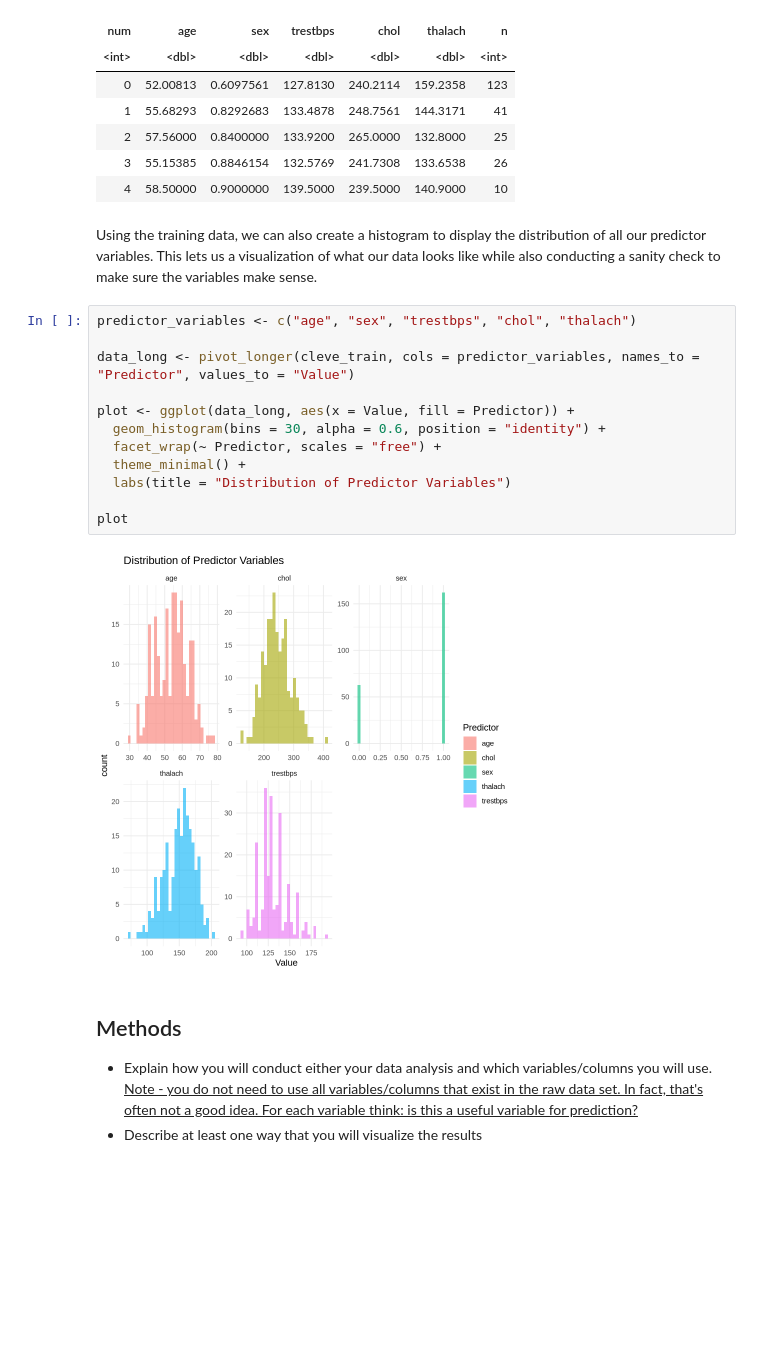
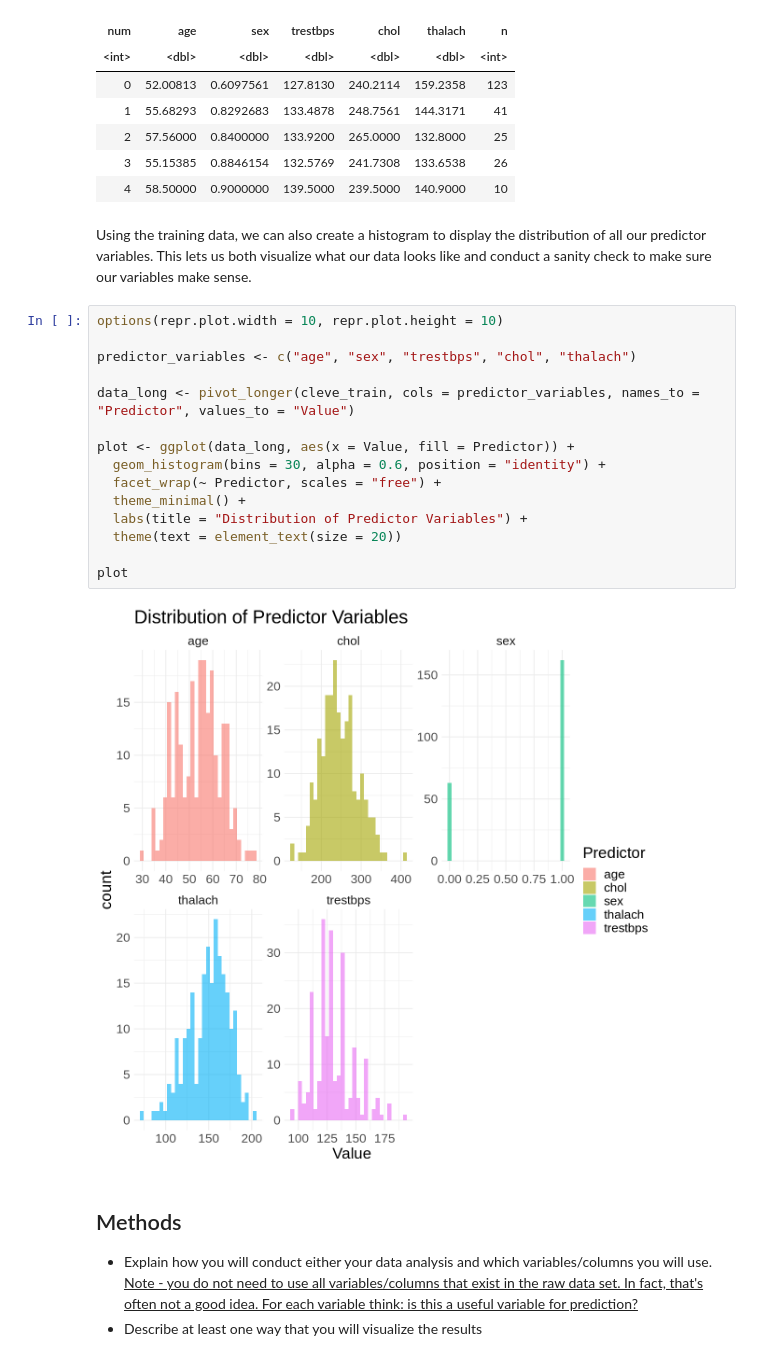
Before and after one commit to xiangxichen11/DSCI-100-project-group-29, a Jupyter notebook: group_proposal.ipynb, the cells around one changed output. Drawn from its saved outputs; the diff is of its cells as text; blank space fills up the shorter version.

Commit message:
Edited data analysis!
mainly grammar and wording; changed the code for the final visualization to include options(repr.plot....) (sizing) and theme(text = element_text) (text size).

```diff
--- a/group_proposal.ipynb
+++ b/group_proposal.ipynb
@@ -107,21 +126,24 @@ A tibble: 5 × 7
 | 3 | 55.15385 | 0.8846154 | 132.5769 | 241.7308 | 133.6538 | 26 |
 | 4 | 58.50000 | 0.9000000 | 139.5000 | 239.5000 | 140.9000 | 10 |
 # %% [markdown]
-Using the training data, we can also create a histogram to display the distribution of all our predictor variables. This lets us a visualization of what our data looks like while also conducting a sanity check to make sure the variables make sense.
+Using the training data, we can also create a histogram to display the distribution of all our predictor variables. This lets us both visualize what our data looks like and conduct a sanity check to make sure our variables make sense.
 # %%
+options(repr.plot.width = 10, repr.plot.height = 10)
+
 predictor_variables <- c("age", "sex", "trestbps", "chol", "thalach")
 
 data_long <- pivot_longer(cleve_train, cols = predictor_variables, names_to = "Predictor", values_to = "Value")
 
 plot <- ggplot(data_long, aes(x = Value, fill = Predictor)) +
   geom_histogram(bins = 30, alpha = 0.6, position = "identity") +
   facet_wrap(~ Predictor, scales = "free") +
   theme_minimal() +
-  labs(title = "Distribution of Predictor Variables")
+  labs(title = "Distribution of Predictor Variables") +
+  theme(text = element_text(size = 20))
 
 plot
 # %% [output]
-[figure, old version]
+[figure, new version]
 # %% [markdown]
 ## Methods
 - Explain how you will conduct either your data analysis and which variables/columns you will use. <ins>Note - you do not need to use all variables/columns that exist in the raw data set. In fact, that's often not a good idea. For each variable think: is this a useful variable for prediction?</ins>
```
Also changed, not shown: parts of 4 cells of this notebook.
